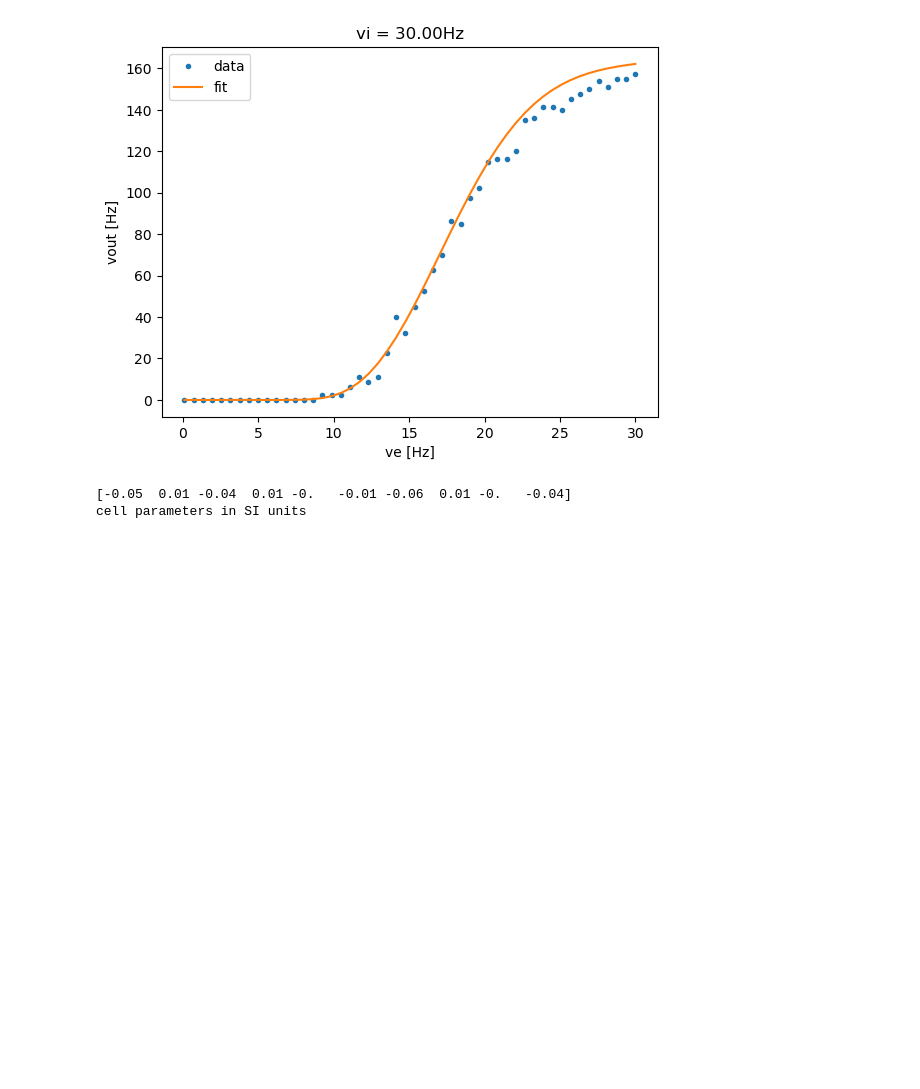
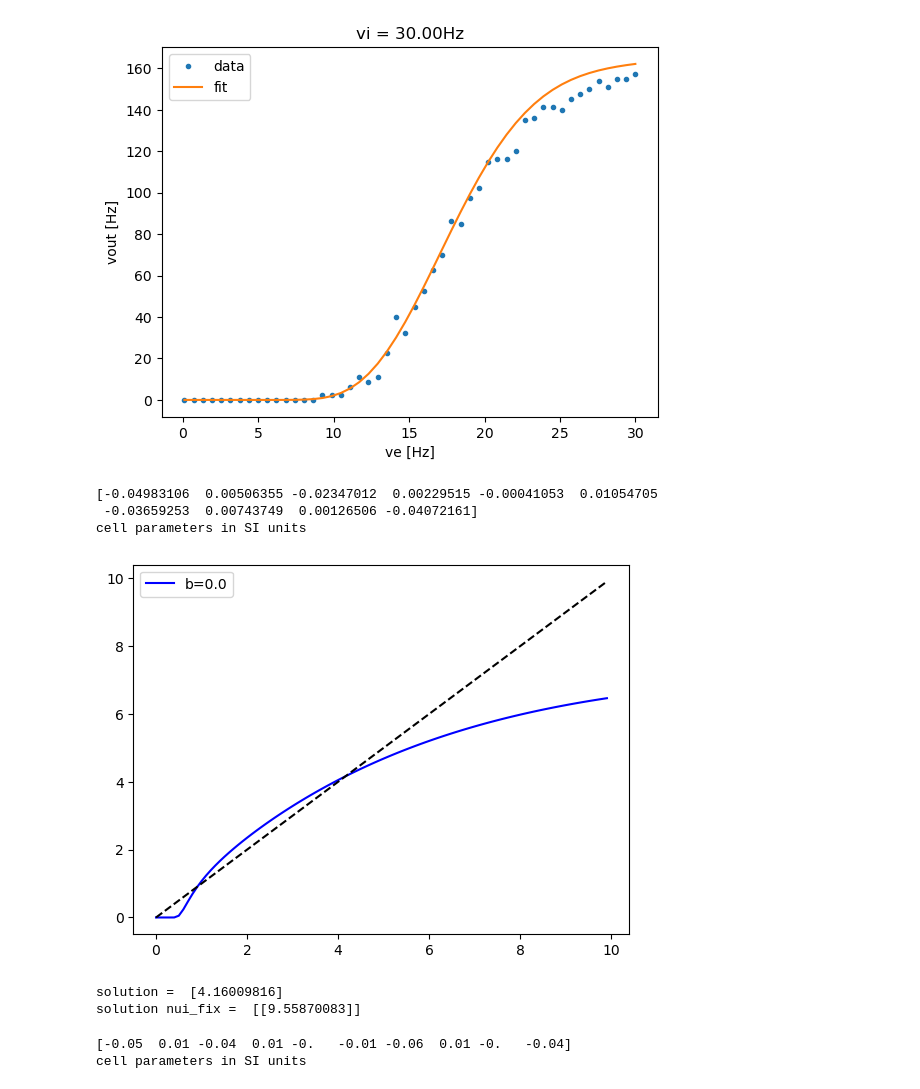
Before and after one commit to mariasacha/paper_pipeline_hub, a Jupyter notebook: Tf_calc/tf_fit.ipynb, the cells around one changed output. Saved outputs shown, nothing was run; the diff lists cells and outputs as text; code cells hidden in the pictures; blank space fills up the shorter version.

```diff
--- a/Tf_calc/tf_fit.ipynb
+++ b/Tf_calc/tf_fit.ipynb
@@ -153,6 +153,25 @@ input_values = [0.5, 2.5, 5, 7.5, 10, 15, 20, 25]
 for input_value in input_values:
     command = f"python adex_simulation_network.py --input {input_value} --time 2000 --save_path './net_compar/' "
     subprocess.run(command, shell=True)
+# %%
+file_fs= './data/FS-cell_fayc.npy'
+# file_fs= "./data/{0}x{1}_{2}_{3}_fit.npy".format(50,50, 'trial', 'FS' )
+file_rs ='./data/RS-cellbis_fayc.npy'
+pts=50
+save_name = 'b_e_0'
+cell='RS'
+# file_rs =f"./data/{pts}x{pts}_{save_name}_{cell}_fit.npy"
+
+
+plot_curve(NAME = 'FS-RS_faycal', file_rs =file_rs, file_fs= file_fs,
+               use_new=True, b_e=0e-12)
+# %% [output]
+[-0.04983106  0.00506355 -0.02347012  0.00229515 -0.00041053  0.01054705
+ -0.03659253  0.00743749  0.00126506 -0.04072161]
+cell parameters in SI units
+[figure, added]
+solution =  [4.16009816]
+solution nui_fix =  [[9.55870083]]
 # %%
 file_fs= 'FS-cell_CONFIG1_fit.npy'
 file_fs= "./data/{0}x{1}_{2}_{3}_fit.npy".format(50,50, 'trial', 'FS' )
```
Also changed, not shown: 10 other files.
